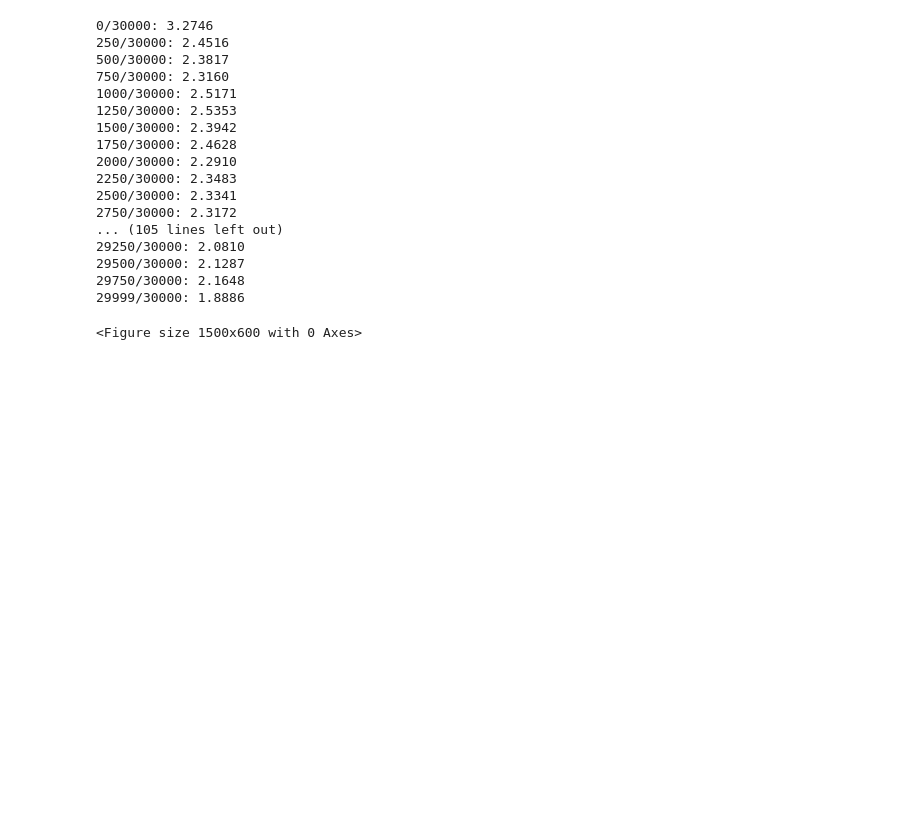
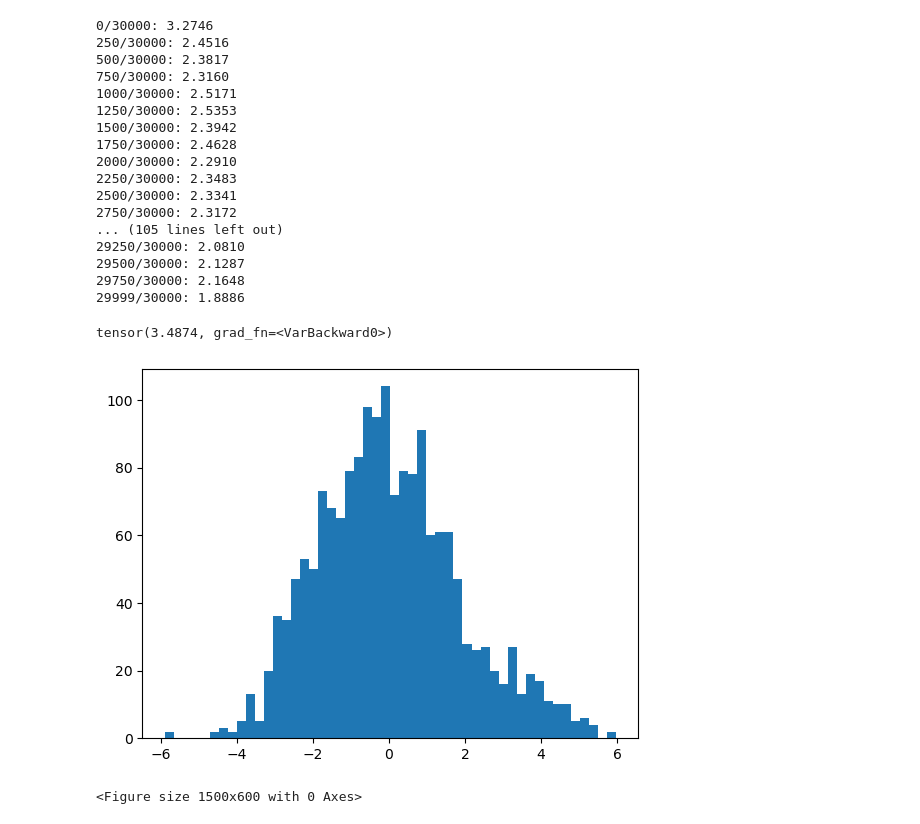
Before and after one commit to kingikongo/from_scratch, a Jupyter notebook: makemore_mlp.ipynb, the cells around one changed output. Saved outputs shown, nothing was run; the diff lists cells and outputs as text; code cells hidden in the pictures; blank space fills up the shorter version.

```diff
--- a/makemore_mlp.ipynb
+++ b/makemore_mlp.ipynb
@@ -198,6 +228,13 @@ for i in range(steps):
 29500/30000: 2.1287
 29750/30000: 2.1648
 29999/30000: 1.8886
+# %%
+plt.hist(logits.view(-1).tolist(), 50)
+print(logits.var())
+plt.show()
+# %% [output]
+tensor(3.4874, grad_fn=<VarBackward0>)
+[figure, added]
 # %%
 plt.figure(figsize=(15, 6))
 fig, axs = plt.subplots(2, 2, figsize=(15, 6))
```
Also changed, not shown: parts of 9 cells of this notebook.
